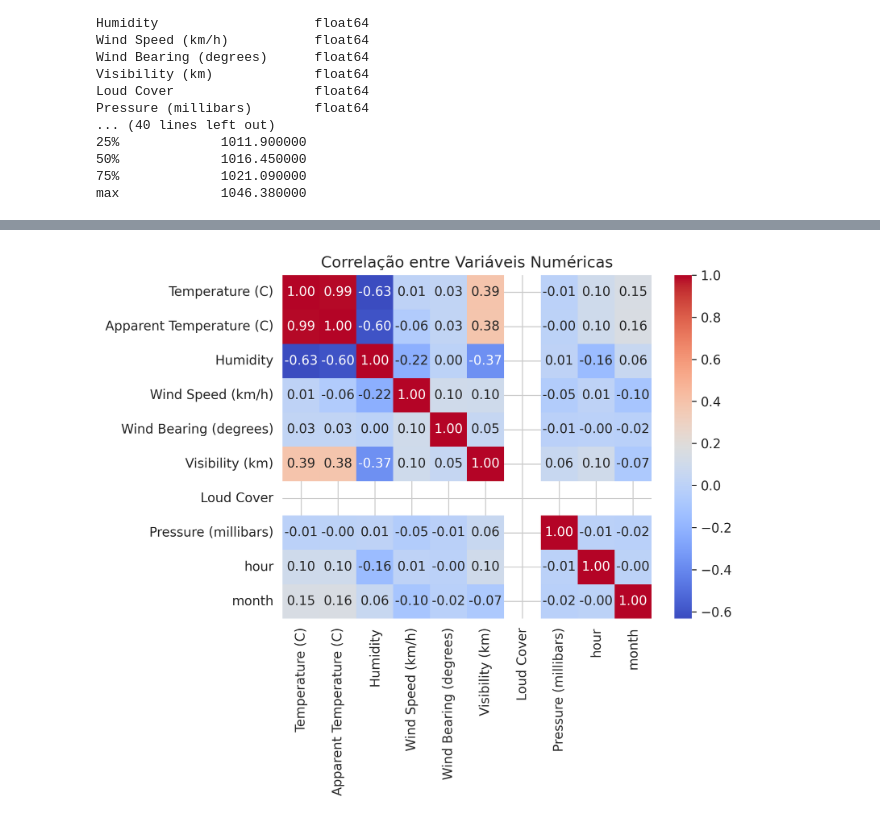
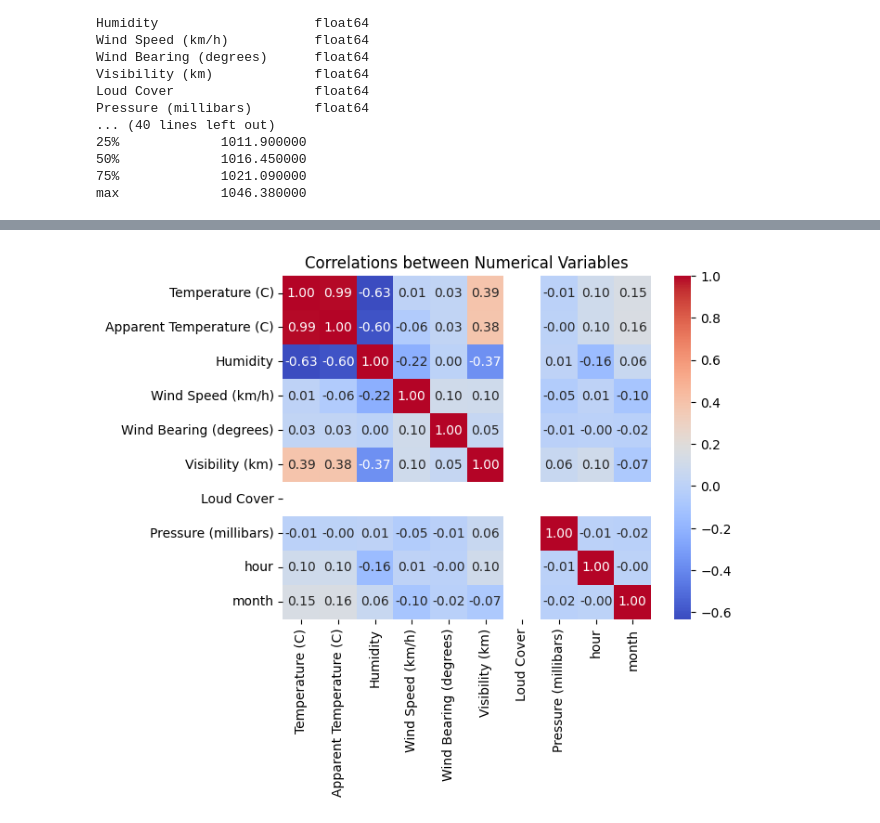
Before and after one commit to f-claudiosena/temperature-prediction-project, a Jupyter notebook: notebooks/01_EAD.ipynb, the cells around one changed output, grey strips where cells are left out. Saved outputs shown, nothing was run; the diff lists cells and outputs as text; code cells hidden in the pictures.

```diff
--- a/notebooks/01_EAD.ipynb
+++ b/notebooks/01_EAD.ipynb
@@ -58,6 +58,6 @@ plt.show()
 # %%
 sns.heatmap(df.corr(numeric_only=True), annot=True, fmt=".2f", cmap='coolwarm')
-plt.title("Correlação entre Variáveis Numéricas")
+plt.title("Correlations between Numerical Variables")
 plt.show()
 # %% [output]
-[figure, old version]
+[figure, new version]
```
Also changed, not shown: parts of 4 cells of this notebook, 4 other files.
